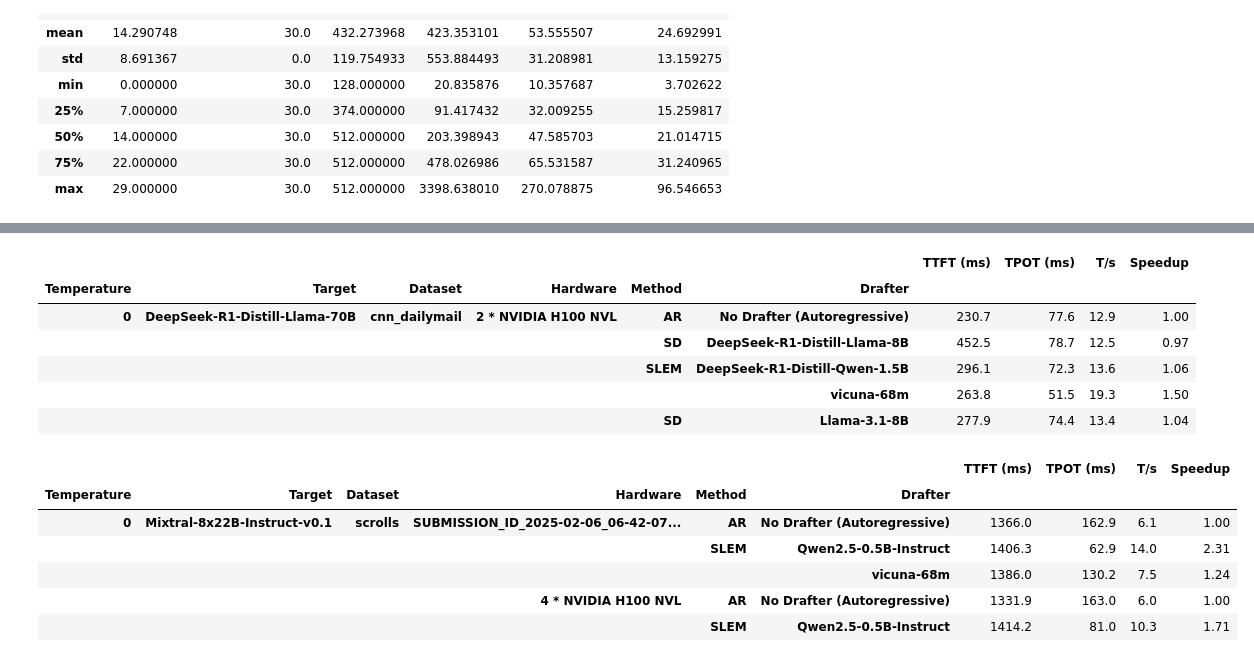
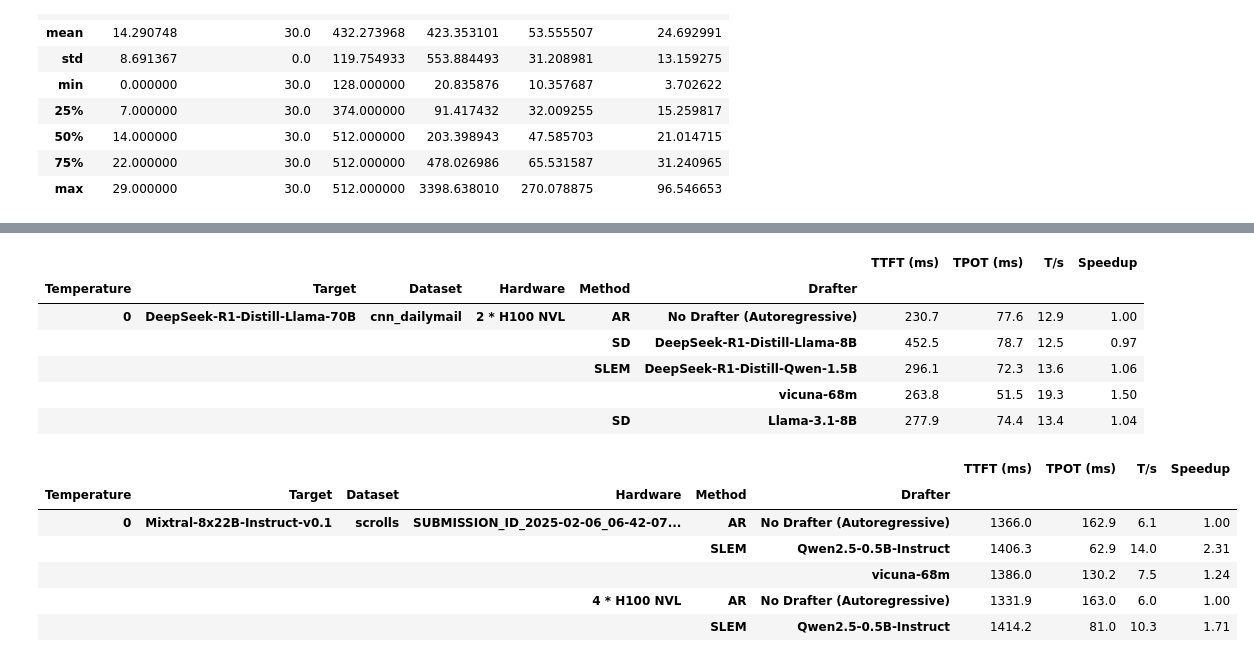
Before and after one commit to keyboardAnt/hf-bench, a Jupyter notebook: hf_bench/speedups.ipynb, the cells around one changed output, grey strips where cells are left out. Cells and saved outputs as stored; diff of their text form; code cells hidden in the pictures.

Commit message:
table with known hardware only, pprinted

```diff
--- a/hf_bench/speedups.ipynb
+++ b/hf_bench/speedups.ipynb
@@ -7,22 +7,22 @@ pd.set_option('display.width', None)
 pd.set_option('display.max_colwidth', None)
 # %%
 submisson_id_to_hardware = {
-        '2025-02-06_06-38-32_e14af1d': '1 * NVIDIA H100 NVL',
-        '2025-02-06_17-07-07_ab73cc7': '1 * NVIDIA H100 NVL',
-        '2025-02-06_21-32-25_ab73cc7': '4 * NVIDIA H100 NVL',
-        '2025-02-04_01-05-29_4c55336': '2 * NVIDIA A100 80GB PCIe',
-        '2025-02-06_06-41-29_ea3ed4b': '1 * NVIDIA H100 NVL',
-        '2025-02-04_20-52-14_eb664c5': '2 * NVIDIA H100 NVL',
-        '2025-02-06_17-06-51_ab73cc7': '1 * NVIDIA H100 NVL',
-        '2025-02-06_16-26-53_ab73cc7': '1 * NVIDIA H100 NVL',
-        '2025-02-06_08-19-02_ab73cc7': '1 * NVIDIA H100 NVL',
-        '2025-02-06_10-44-45_ab73cc7': '1 * NVIDIA H100 NVL',
-        '2025-02-06_06-39-35_e14af1d': '1 * NVIDIA H100 NVL',
-        '2025-02-06_16-28-26_ab73cc7': '2 * NVIDIA H100 NVL',
-        '2025-02-06_17-46-21_ab73cc7': '2 * NVIDIA H100 NVL',
-        '2025-02-06_02-10-28_d8c80fe': '1 * NVIDIA RTX 6000 Ada Generation',
-        '2025-02-06_06-29-56_17d3c65': '1 * NVIDIA RTX 6000 Ada Generation',
-        '2025-02-06_02-07-38_ea3ed4b': '1 * NVIDIA RTX 6000 Ada Generation',
+        '2025-02-06_06-38-32_e14af1d': '1 * H100 NVL',
+        '2025-02-06_17-07-07_ab73cc7': '1 * H100 NVL',
+        '2025-02-06_21-32-25_ab73cc7': '4 * H100 NVL',
+        '2025-02-04_01-05-29_4c55336': '2 * A100 80GB PCIe',
+        '2025-02-06_06-41-29_ea3ed4b': '1 * H100 NVL',
+        '2025-02-04_20-52-14_eb664c5': '2 * H100 NVL',
+        '2025-02-06_17-06-51_ab73cc7': '1 * H100 NVL',
+        '2025-02-06_16-26-53_ab73cc7': '1 * H100 NVL',
+        '2025-02-06_08-19-02_ab73cc7': '1 * H100 NVL',
+        '2025-02-06_10-44-45_ab73cc7': '1 * H100 NVL',
+        '2025-02-06_06-39-35_e14af1d': '1 * H100 NVL',
+        '2025-02-06_16-28-26_ab73cc7': '2 * H100 NVL',
+        '2025-02-06_17-46-21_ab73cc7': '2 * H100 NVL',
+        '2025-02-06_02-10-28_d8c80fe': '1 * RTX 6000',
+        '2025-02-06_06-29-56_17d3c65': '1 * RTX 6000',
+        '2025-02-06_02-07-38_ea3ed4b': '1 * RTX 6000',
         # '2025-02-06_06-42-07_ea3ed4b': 'A100',
         # '2025-02-06_21-32-25_ab73cc7': 'A100',
         # '2025-02-06_06-40-46_ea3ed4b': 'A100',
@@ -647,19 +647,19 @@ df_summary_for_latex.head()
 # %% [output]
 |  |  |  |  |  |  | TTFT (ms) | TPOT (ms) | T/s | Speedup |
 | Temperature | Target | Dataset | Hardware | Method | Drafter |  |  |  |  |
-| 0 | DeepSeek-R1-Distill-Llama-70B | cnn_dailymail | 2 * NVIDIA H100 NVL | AR | No Drafter (Autoregressive) | 230.7 | 77.6 | 12.9 | 1.00 |
+| 0 | DeepSeek-R1-Distill-Llama-70B | cnn_dailymail | 2 * H100 NVL | AR | No Drafter (Autoregressive) | 230.7 | 77.6 | 12.9 | 1.00 |
 |  |  |  |  | SD | DeepSeek-R1-Distill-Llama-8B | 452.5 | 78.7 | 12.5 | 0.97 |
 |  |  |  |  | SLEM | DeepSeek-R1-Distill-Qwen-1.5B | 296.1 | 72.3 | 13.6 | 1.06 |
 |  |  |  |  |  | vicuna-68m | 263.8 | 51.5 | 19.3 | 1.50 |
 |  |  |  |  | SD | Llama-3.1-8B | 277.9 | 74.4 | 13.4 | 1.04 |
 # %%
-df_summary_for_latex = get_df_summary_sort_by_speedup(df_summary_for_latex, columns_to_group_by=["Temperature", "Target", "Dataset", "Hardware"])
-df_summary_for_latex.head()
+df_summary_for_latex_sorted = get_df_summary_sort_by_speedup(df_summary_for_latex, columns_to_group_by=["Temperature", "Target", "Dataset", "Hardware"])
+df_summary_for_latex_sorted.head()
 # %% [output]
 |  |  |  |  |  |  | TTFT (ms) | TPOT (ms) | T/s | Speedup |
 | Temperature | Target | Dataset | Hardware | Method | Drafter |  |  |  |  |
 | 0 | Mixtral-8x22B-Instruct-v0.1 | scrolls | SUBMISSION_ID_2025-02-06_06-42-07... | AR | No Drafter (Autoregressive) | 1366.0 | 162.9 | 6.1 | 1.00 |
 |  |  |  |  | SLEM | Qwen2.5-0.5B-Instruct | 1406.3 | 62.9 | 14.0 | 2.31 |
 |  |  |  |  |  | vicuna-68m | 1386.0 | 130.2 | 7.5 | 1.24 |
-|  |  |  | 4 * NVIDIA H100 NVL | AR | No Drafter (Autoregressive) | 1331.9 | 163.0 | 6.0 | 1.00 |
+|  |  |  | 4 * H100 NVL | AR | No Drafter (Autoregressive) | 1331.9 | 163.0 | 6.0 | 1.00 |
 |  |  |  |  | SLEM | Qwen2.5-0.5B-Instruct | 1414.2 | 81.0 | 10.3 | 1.71 |
```
Also changed, not shown: parts of 16 cells of this notebook, 1 other file.
